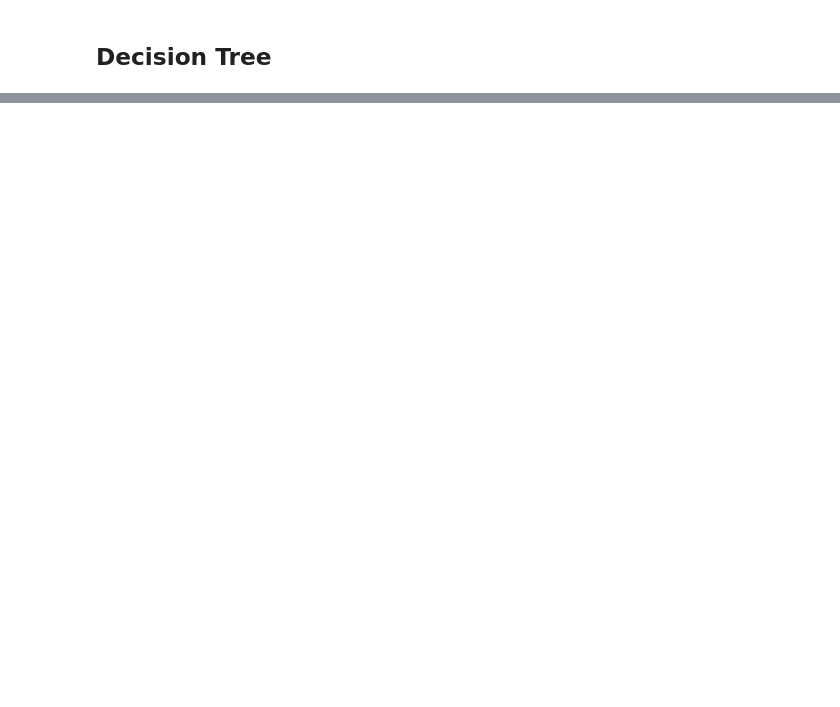
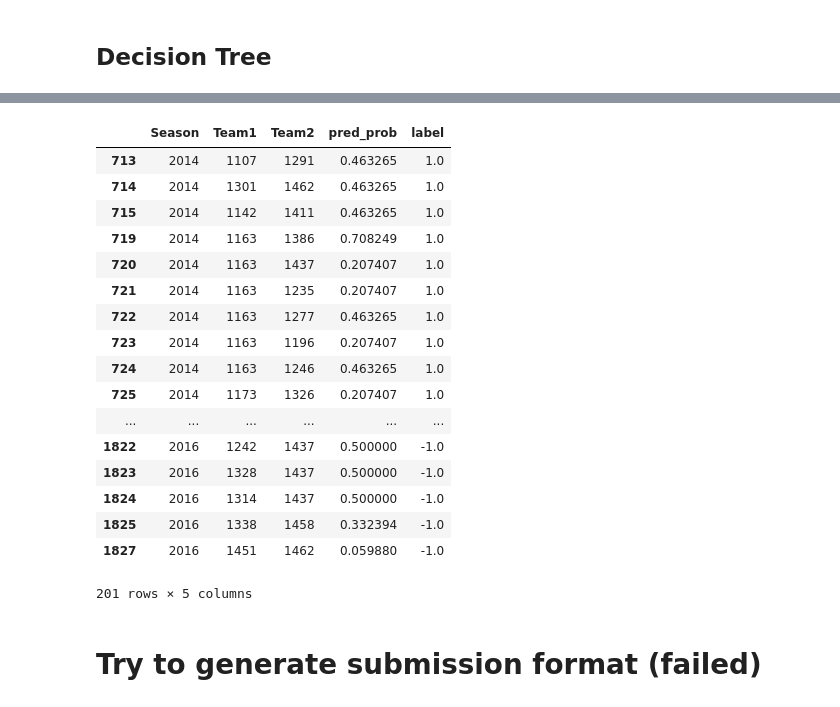
Before and after one commit to ChaseThomas/Kaggle-March-Madness, a Jupyter notebook: Eric/Models.ipynb, the cells around one changed output, grey strips where cells are left out. Drawn from its saved outputs; the diff is of its cells as text; code cells hidden in the pictures; blank space fills up the shorter version.

Commit message:
Add the output file of the training set of the emsemble methods

```diff
--- a/Eric/Models.ipynb
+++ b/Eric/Models.ipynb
@@ -115,6 +123,6 @@ See the caveats in the documentation: http://pandas.pydata.org/pandas-docs/stabl
 # %%
 df_result=df_input.copy()
-for year in range(2003,2017):
+for year in range(2014,2017):
 
     df_test=df_input[df_input['Season']==year]
     df_train=df_input[df_input['Season']!=year]
@@ -126,7 +134,11 @@ for year in range(2003,2017):
     X_train=df_train.iloc[:,3:8]
     y_train=df_train['label']
 
-    clf = DecisionTreeClassifier(max_depth=3)
+    depth=3
+    if year==2014:
+        depth=2
+
+    clf = DecisionTreeClassifier(max_depth=depth)
     clf.fit(X_train, y_train)
 
     print 'Season: ', year
@@ -194,7 +201,7 @@ Evalutation:  0.594671327883
 1828 rows × 10 columns
 # %%
 #get the upper half to match the submission requirement
-df_result=df_result.loc[range(0, df_result.shape[0]/2), :]
+#df_result=df_result.loc[range(0, df_result.shape[0]/2), :]
 df_result
 # %% [output]
 |  | Season | Team1 | Team2 | W_L_Seed | W_L_dr_percentage | W_L_fg3_percentage | W_L_fg_percentage | ... |
@@ -218,3 +225,30 @@ df_result
+# %%
+df_output_train=df_result[df_result['Season'].isin([2014, 2015, 2016])]
+df_output_train=df_output_train[['Season', 'Team1', 'Team2', 'pred_prob', 'label']]
+df_output_train=df_output_train[df_output_train['Team1']<df_output_train['Team2']]
+df_output_train.to_csv('output_train.csv', index=False)
+df_output_train
+# %% [output]
+|  | Season | Team1 | Team2 | pred_prob | label |
+| 713 | 2014 | 1107 | 1291 | 0.463265 | 1.0 |
+| 714 | 2014 | 1301 | 1462 | 0.463265 | 1.0 |
+| 715 | 2014 | 1142 | 1411 | 0.463265 | 1.0 |
+| 719 | 2014 | 1163 | 1386 | 0.708249 | 1.0 |
+| 720 | 2014 | 1163 | 1437 | 0.207407 | 1.0 |
+| 721 | 2014 | 1163 | 1235 | 0.207407 | 1.0 |
+| 722 | 2014 | 1163 | 1277 | 0.463265 | 1.0 |
+| 723 | 2014 | 1163 | 1196 | 0.207407 | 1.0 |
+| 724 | 2014 | 1163 | 1246 | 0.463265 | 1.0 |
+| 725 | 2014 | 1173 | 1326 | 0.207407 | 1.0 |
+| ... | ... | ... | ... | ... | ... |
+| 1822 | 2016 | 1242 | 1437 | 0.500000 | -1.0 |
+| 1823 | 2016 | 1328 | 1437 | 0.500000 | -1.0 |
+| 1824 | 2016 | 1314 | 1437 | 0.500000 | -1.0 |
+| 1825 | 2016 | 1338 | 1458 | 0.332394 | -1.0 |
+| 1827 | 2016 | 1451 | 1462 | 0.059880 | -1.0 |
+201 rows × 5 columns
+# %% [markdown]
+# Try to generate submission format (failed)
 # %%
 f = open('submission.txt', 'w')
 f.write('id,pred\n')
```
Also changed, not shown: parts of 6 cells of this notebook, 1 other file.
